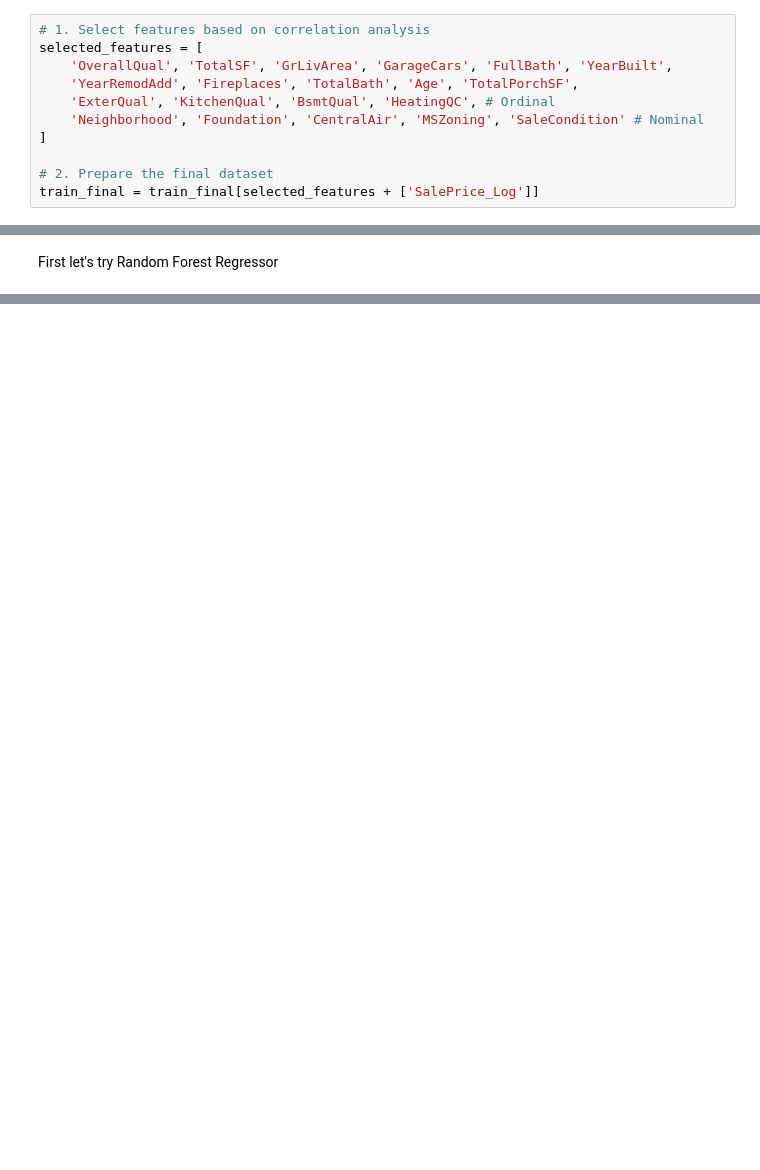
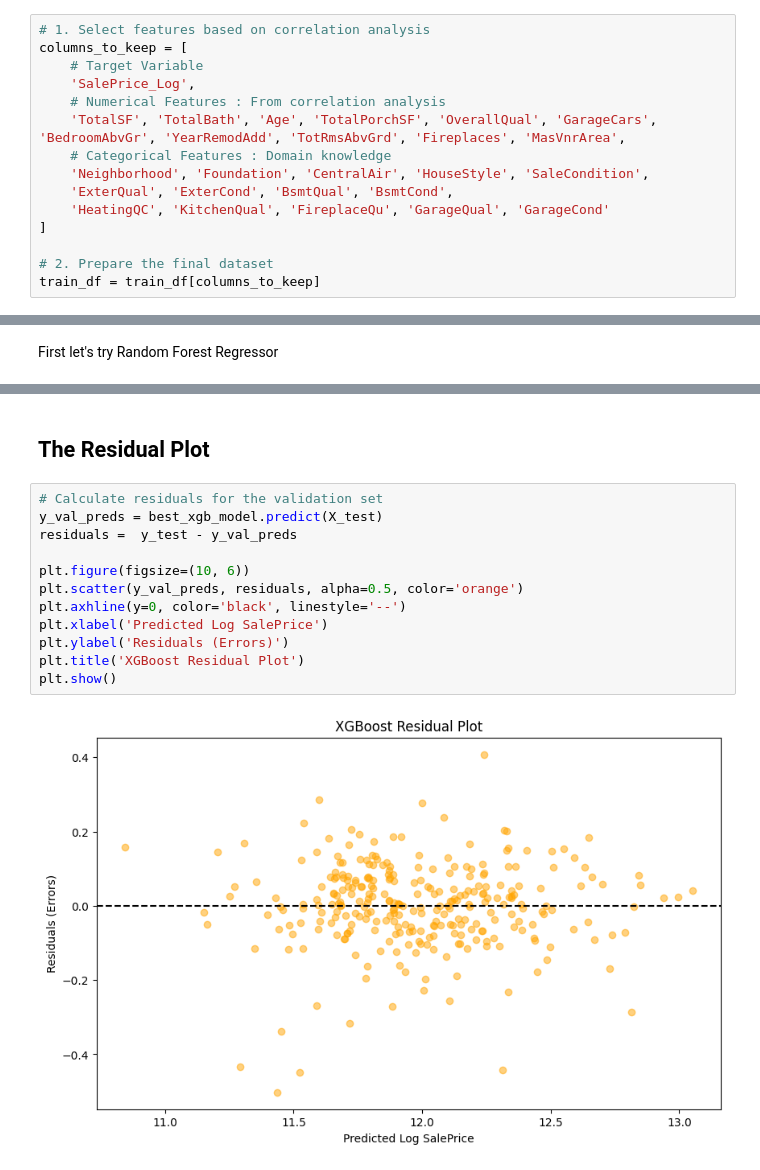
Before and after one commit to pxn-ai/House-Price-Prediction-Regression-, a Jupyter notebook: Predict_House_Prices.ipynb, the cells around one changed output, grey strips where cells are left out. Cells and saved outputs as stored; diff of their text form; blank space fills up the shorter version.

```diff
--- a/Predict_House_Prices.ipynb
+++ b/Predict_House_Prices.ipynb
@@ -97,14 +112,18 @@ plt.show()
 # %%
 # 1. Select features based on correlation analysis
-selected_features = [
-    'OverallQual', 'TotalSF', 'GrLivArea', 'GarageCars', 'FullBath', 'YearBuilt',
-    'YearRemodAdd', 'Fireplaces', 'TotalBath', 'Age', 'TotalPorchSF',
-    'ExterQual', 'KitchenQual', 'BsmtQual', 'HeatingQC', # Ordinal
-    'Neighborhood', 'Foundation', 'CentralAir', 'MSZoning', 'SaleCondition' # Nominal
+columns_to_keep = [
+    # Target Variable
+    'SalePrice_Log',
+    # Numerical Features : From correlation analysis
+    'TotalSF', 'TotalBath', 'Age', 'TotalPorchSF', 'OverallQual', 'GarageCars', 'BedroomAbvGr', 'YearRemodAdd', 'TotRmsAbvGrd', 'Fireplaces', 'MasVnrArea',
+    # Categorical Features : Domain knowledge
+    'Neighborhood', 'Foundation', 'CentralAir', 'HouseStyle', 'SaleCondition',
+    'ExterQual', 'ExterCond', 'BsmtQual', 'BsmtCond',
+    'HeatingQC', 'KitchenQual', 'FireplaceQu', 'GarageQual', 'GarageCond'
 ]
 
 # 2. Prepare the final dataset
-train_final = train_final[selected_features + ['SalePrice_Log']]
+train_df = train_df[columns_to_keep]
 # %% [markdown]
 ## 5. Feature Encoding
 # %%
@@ -140,0 +423,16 @@ First let's try Random Forest Regressor
+# %% [markdown]
+## The Residual Plot
+# %%
+# Calculate residuals for the validation set
+y_val_preds = best_xgb_model.predict(X_test)
+residuals =  y_test - y_val_preds
+
+plt.figure(figsize=(10, 6))
+plt.scatter(y_val_preds, residuals, alpha=0.5, color='orange')
+plt.axhline(y=0, color='black', linestyle='--')
+plt.xlabel('Predicted Log SalePrice')
+plt.ylabel('Residuals (Errors)')
+plt.title('XGBoost Residual Plot')
+plt.show()
+# %% [output]
+[figure, added]
```
Also changed, not shown: parts of 22 cells of this notebook.
